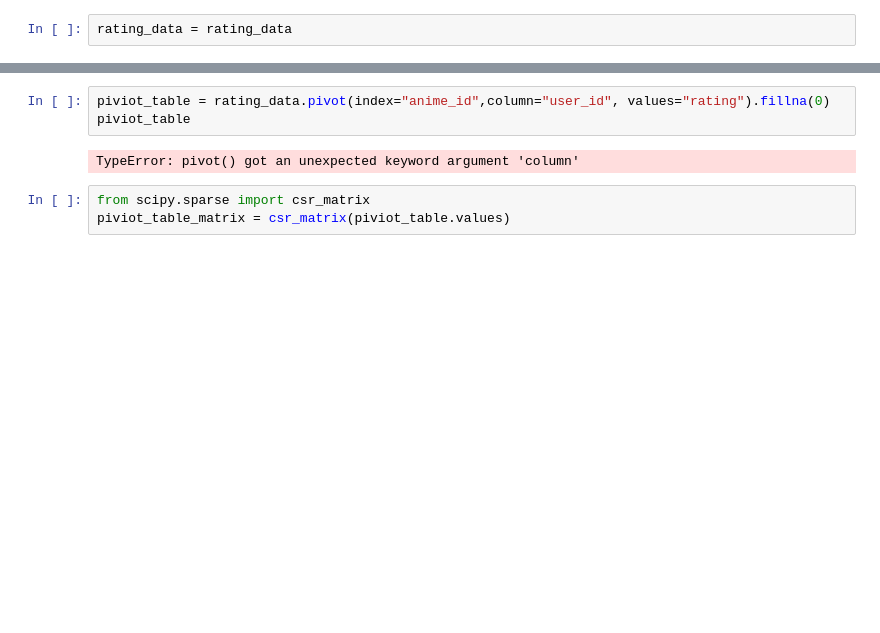
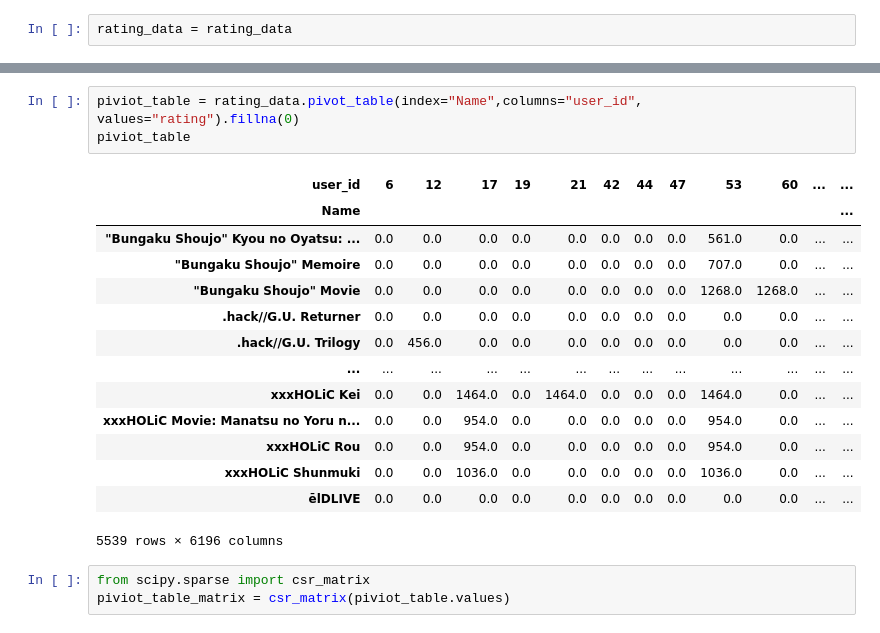
Before and after one commit to everydaycodings/Anima-Recommendation-System-WebApp, a Jupyter notebook: base_ignore_file.ipynb, the cells around one changed output, grey strips where cells are left out. Drawn from its saved outputs; the diff is of its cells as text; blank space fills up the shorter version.

```diff
--- a/base_ignore_file.ipynb
+++ b/base_ignore_file.ipynb
@@ -152,8 +143,21 @@ rating_data
 # %%
-piviot_table = rating_data.pivot(index="anime_id",column="user_id", values="rating").fillna(0)
+piviot_table = rating_data.pivot_table(index="Name",columns="user_id", values="rating").fillna(0)
 piviot_table
 # %% [output]
+| user_id | 6 | 12 | 17 | 19 | 21 | 42 | 44 | 47 | 53 | 60 | ... | ... |
+| Name |  |  |  |  |  |  |  |  |  |  |  | ... |
+| "Bungaku Shoujo" Kyou no Oyatsu: ... | 0.0 | 0.0 | 0.0 | 0.0 | 0.0 | 0.0 | 0.0 | 0.0 | 561.0 | 0.0 | ... | ... |
+| "Bungaku Shoujo" Memoire | 0.0 | 0.0 | 0.0 | 0.0 | 0.0 | 0.0 | 0.0 | 0.0 | 707.0 | 0.0 | ... | ... |
+| "Bungaku Shoujo" Movie | 0.0 | 0.0 | 0.0 | 0.0 | 0.0 | 0.0 | 0.0 | 0.0 | 1268.0 | 1268.0 | ... | ... |
+| .hack//G.U. Returner | 0.0 | 0.0 | 0.0 | 0.0 | 0.0 | 0.0 | 0.0 | 0.0 | 0.0 | 0.0 | ... | ... |
+| .hack//G.U. Trilogy | 0.0 | 456.0 | 0.0 | 0.0 | 0.0 | 0.0 | 0.0 | 0.0 | 0.0 | 0.0 | ... | ... |
+| ... | ... | ... | ... | ... | ... | ... | ... | ... | ... | ... | ... | ... |
+| xxxHOLiC Kei | 0.0 | 0.0 | 1464.0 | 0.0 | 1464.0 | 0.0 | 0.0 | 0.0 | 1464.0 | 0.0 | ... | ... |
+| xxxHOLiC Movie: Manatsu no Yoru n... | 0.0 | 0.0 | 954.0 | 0.0 | 0.0 | 0.0 | 0.0 | 0.0 | 954.0 | 0.0 | ... | ... |
+| xxxHOLiC Rou | 0.0 | 0.0 | 954.0 | 0.0 | 0.0 | 0.0 | 0.0 | 0.0 | 954.0 | 0.0 | ... | ... |
+| xxxHOLiC Shunmuki | 0.0 | 0.0 | 1036.0 | 0.0 | 0.0 | 0.0 | 0.0 | 0.0 | 1036.0 | 0.0 | ... | ... |
+| ēlDLIVE | 0.0 | 0.0 | 0.0 | 0.0 | 0.0 | 0.0 | 0.0 | 0.0 | 0.0 | 0.0 | ... | ... |
-TypeError: pivot() got an unexpected keyword argument 'column'
+5539 rows × 6196 columns
 # %%
 from scipy.sparse import csr_matrix
 piviot_table_matrix = csr_matrix(piviot_table.values)
```
Also changed, not shown: parts of 18 cells of this notebook.
